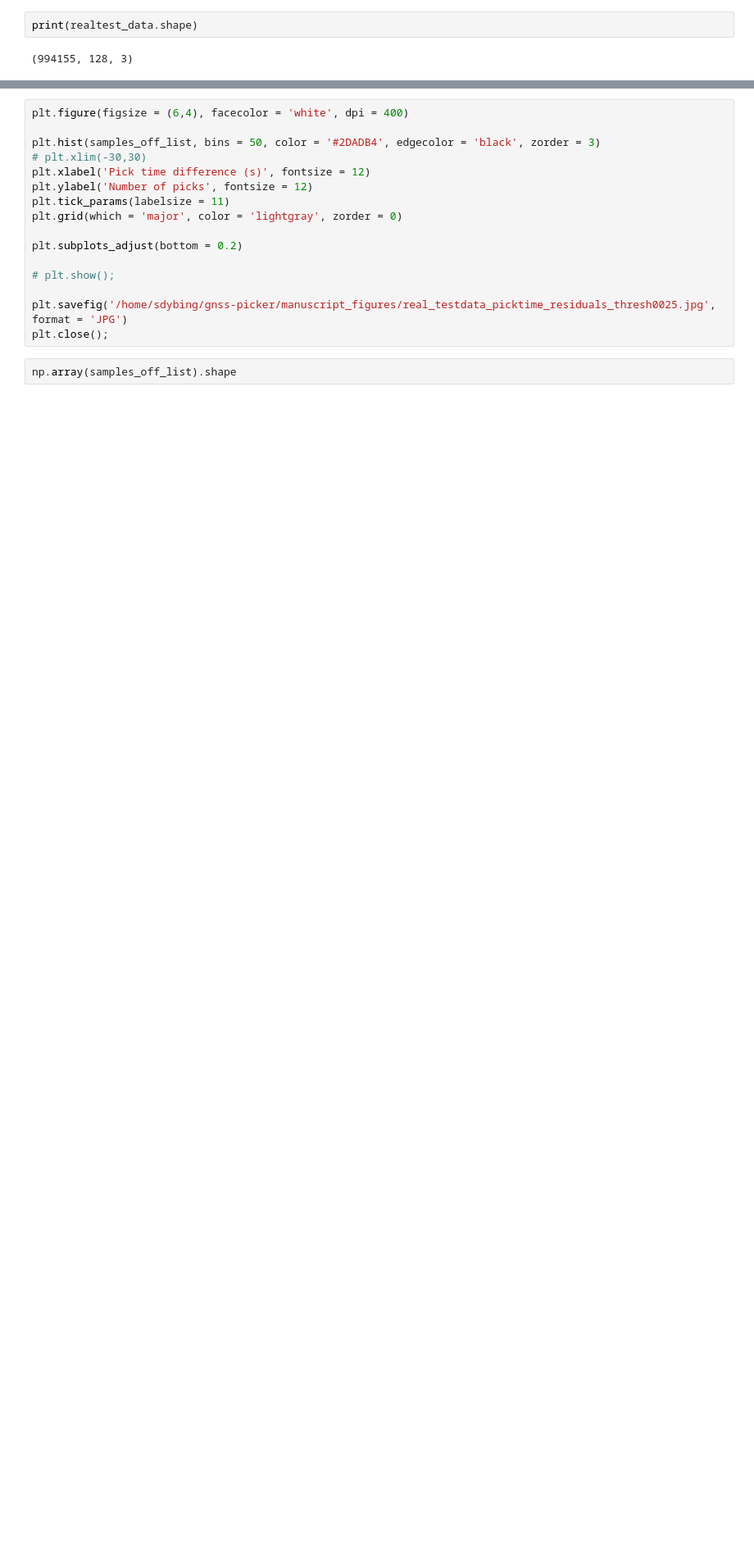
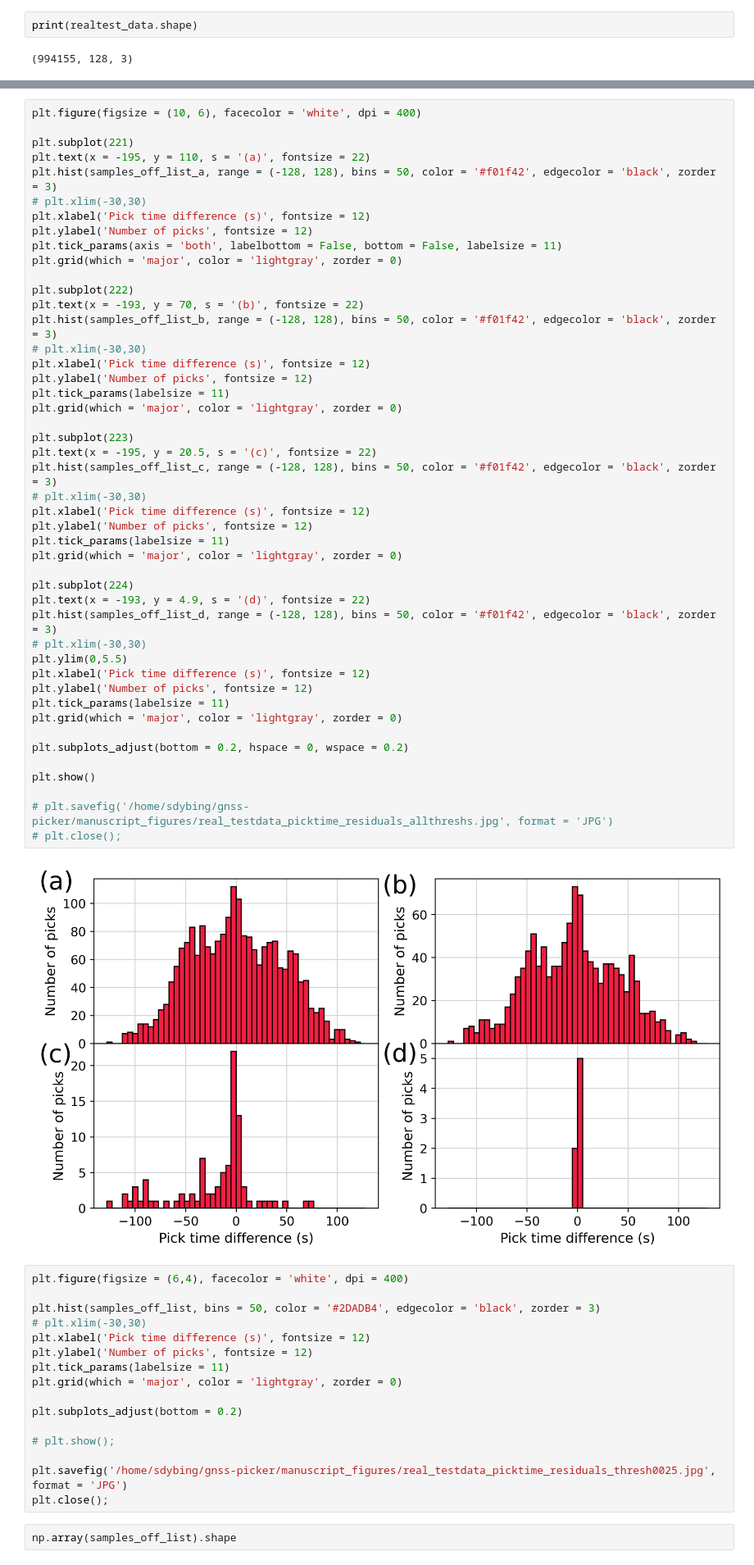
Before and after one commit to UO-Geophysics/gnss-picker, a Jupyter notebook: codes/cnn_train_and_test/summer23/realdata_analysis_codes/3_realtestdata_gaussian_position_analysis.ipynb, the cells around one changed output, grey strips where cells are left out. Shown at 82% size. Cells and saved outputs as stored; diff of their text form; blank space fills up the shorter version.

Commit message:
Likely final versions of FQ and real testing data results figures

```diff
--- a/codes/cnn_train_and_test/summer23/realdata_analysis_codes/3_realtestdata_gaussian_position_analysis.ipynb
+++ b/codes/cnn_train_and_test/summer23/realdata_analysis_codes/3_realtestdata_gaussian_position_analysis.ipynb
@@ -66,3 +89,51 @@ for index in signals:
+# %%
+plt.figure(figsize = (10, 6), facecolor = 'white', dpi = 400)
+
+plt.subplot(221)
+plt.text(x = -195, y = 110, s = '(a)', fontsize = 22)
+plt.hist(samples_off_list_a, range = (-128, 128), bins = 50, color = '#f01f42', edgecolor = 'black', zorder = 3)
+# plt.xlim(-30,30)
+plt.xlabel('Pick time difference (s)', fontsize = 12)
+plt.ylabel('Number of picks', fontsize = 12)
+plt.tick_params(axis = 'both', labelbottom = False, bottom = False, labelsize = 11)
+plt.grid(which = 'major', color = 'lightgray', zorder = 0)
+
+plt.subplot(222)
+plt.text(x = -193, y = 70, s = '(b)', fontsize = 22)
+plt.hist(samples_off_list_b, range = (-128, 128), bins = 50, color = '#f01f42', edgecolor = 'black', zorder = 3)
+# plt.xlim(-30,30)
+plt.xlabel('Pick time difference (s)', fontsize = 12)
+plt.ylabel('Number of picks', fontsize = 12)
+plt.tick_params(labelsize = 11)
+plt.grid(which = 'major', color = 'lightgray', zorder = 0)
+
+plt.subplot(223)
+plt.text(x = -195, y = 20.5, s = '(c)', fontsize = 22)
+plt.hist(samples_off_list_c, range = (-128, 128), bins = 50, color = '#f01f42', edgecolor = 'black', zorder = 3)
+# plt.xlim(-30,30)
+plt.xlabel('Pick time difference (s)', fontsize = 12)
+plt.ylabel('Number of picks', fontsize = 12)
+plt.tick_params(labelsize = 11)
+plt.grid(which = 'major', color = 'lightgray', zorder = 0)
+
+plt.subplot(224)
+plt.text(x = -193, y = 4.9, s = '(d)', fontsize = 22)
+plt.hist(samples_off_list_d, range = (-128, 128), bins = 50, color = '#f01f42', edgecolor = 'black', zorder = 3)
+# plt.xlim(-30,30)
+plt.ylim(0,5.5)
+plt.xlabel('Pick time difference (s)', fontsize = 12)
+plt.ylabel('Number of picks', fontsize = 12)
+plt.tick_params(labelsize = 11)
+plt.grid(which = 'major', color = 'lightgray', zorder = 0)
+
+plt.subplots_adjust(bottom = 0.2, hspace = 0, wspace = 0.2)
+
+plt.show()
+
+# plt.savefig('/home/sdybing/gnss-picker/manuscript_figures/real_testdata_picktime_residuals_allthreshs.jpg', format = 'JPG')
+# plt.close();
+# %% [output]
+[figure, added]
 # %%
 plt.figure(figsize = (6,4), facecolor = 'white', dpi = 400)
 
```
Also changed, not shown: parts of 1 cell of this notebook, 5 other files.
